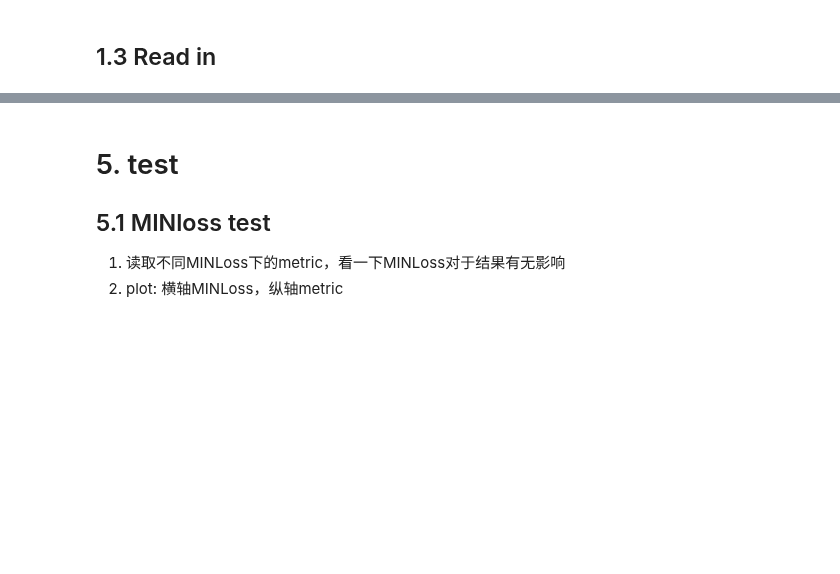
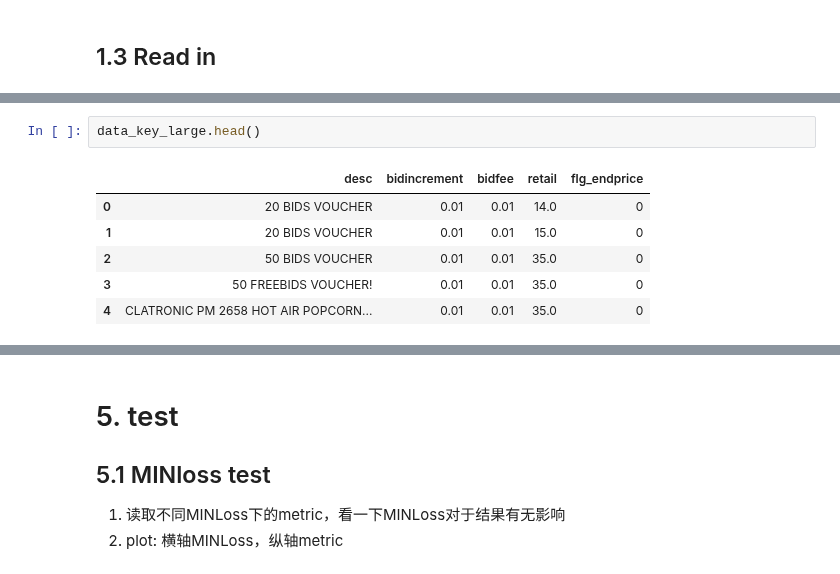
Before and after one commit to 2016317200329/PAProj, a Jupyter notebook: data_handler/metric_for_GTs.ipynb, the cells around one changed output, grey strips where cells are left out. Cells and saved outputs as stored; diff of their text form; blank space fills up the shorter version.

```diff
--- a/data_handler/metric_for_GTs.ipynb
+++ b/data_handler/metric_for_GTs.ipynb
@@ -47,0 +99,9 @@ NLL_metric_path  ="../data/GT_metric/NLL_metric_GT_Tgt=1_e50.csv"
+# %%
+data_key_large.head()
+# %% [output]
+|  | desc | bidincrement | bidfee | retail | flg_endprice |
+| 0 | 20 BIDS VOUCHER | 0.01 | 0.01 | 14.0 | 0 |
+| 1 | 20 BIDS VOUCHER | 0.01 | 0.01 | 15.0 | 0 |
+| 2 | 50 BIDS VOUCHER | 0.01 | 0.01 | 35.0 | 0 |
+| 3 | 50 FREEBIDS VOUCHER! | 0.01 | 0.01 | 35.0 | 0 |
+| 4 | CLATRONIC PM 2658 HOT AIR POPCORN... | 0.01 | 0.01 | 35.0 | 0 |
```
Also changed, not shown: parts of 42 cells of this notebook, 2 other files.
